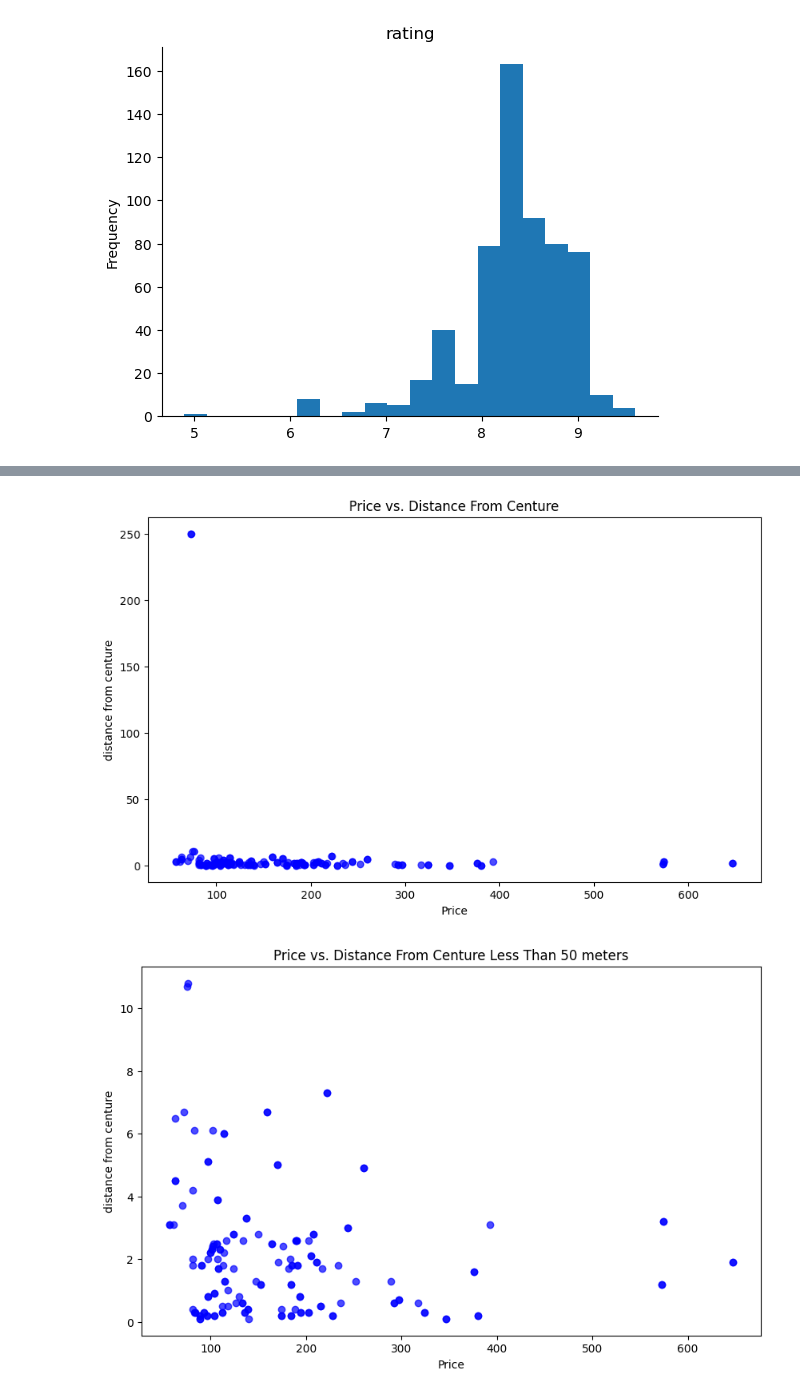
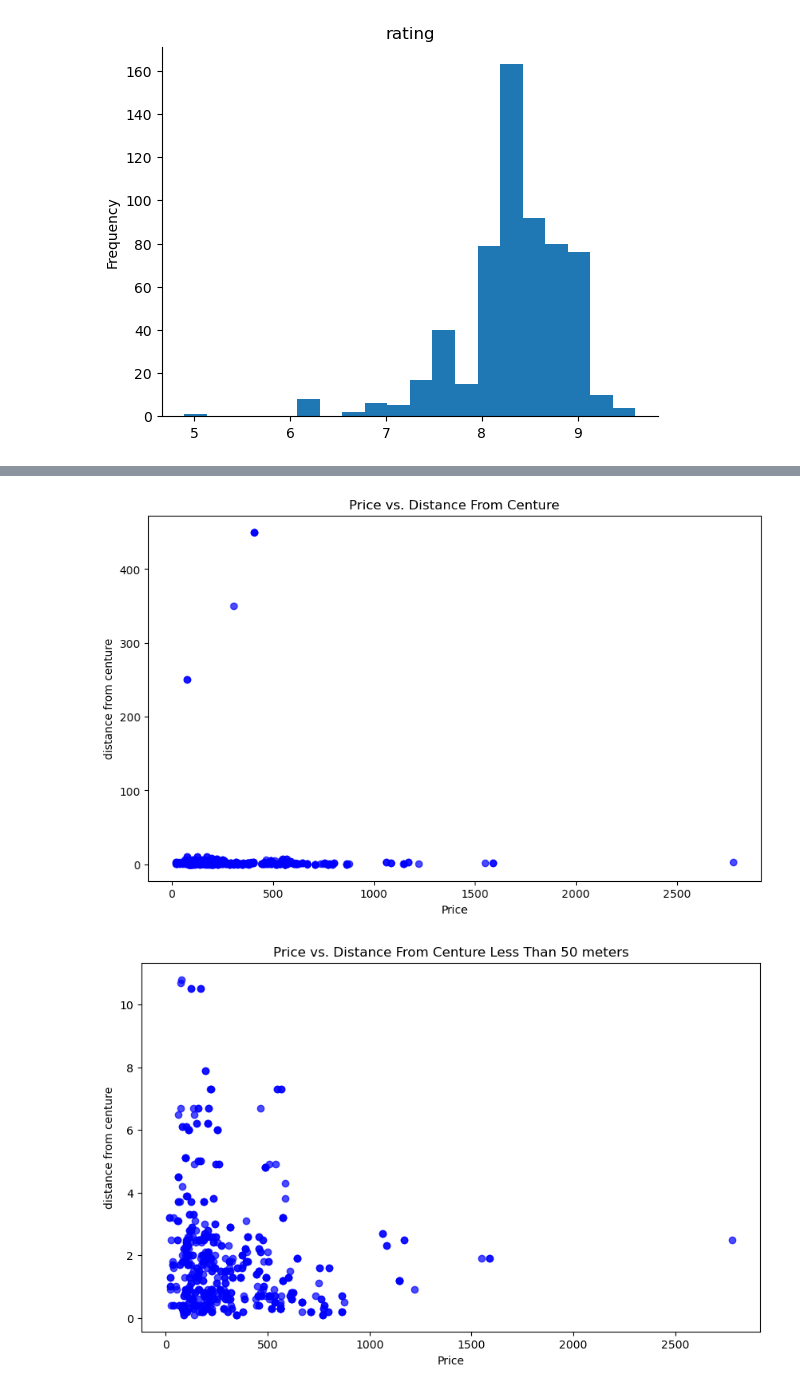
Before and after one commit to amirmfarzane/Data-Science-Course-Projects, a Jupyter notebook: P1/analysis.ipynb, the cells around one changed output, grey strips where cells are left out. Cells and saved outputs as stored; diff of their text form; code cells hidden in the pictures.

```diff
--- a/P1/analysis.ipynb
+++ b/P1/analysis.ipynb
@@ -159,7 +146,7 @@ dtype: int64
 # %% [markdown]
 # Visualization
 # %%
-df.drop(columns = ["location" , "price" , "nights" , "adults" , "review" , "bed" , 'distance from centure' ,  ] , inplace = True)
+df.drop(columns = ["location" , "price" , "nights" , "adults" , "review" , "bed" , 'distance from centure' ] , inplace = True)
 # %%
 df.columns = df.columns.str.replace('2$', '')
 numerical_df = df.select_dtypes(include=[int, float])
@@ -249,5 +235 @@ plt.show()
-# %%
-main_df = df
-df = df[df["nights2"] == 1]
-df = df[df["adults2"] == 2]
 # %%
@@ -372,24 +365,24 @@ plt.show()
 # %%
-distance_from_centure_less_than_50 = main_df[main_df['dfc']<50]
+distance_from_centure_less_than_50 = df[df['dfc']<50]
 plt.figure(figsize=(10, 6))
-plt.scatter(main_df['price2'], main_df['dfc'], color='blue', alpha=0.7)
+plt.scatter(df['price'], df['dfc'], color='blue', alpha=0.7)
 plt.title('Price vs. Distance From Centure')
 plt.xlabel('Price')
 plt.ylabel('distance from centure')
 
 plt.show()
 # %% [output]
-[figure, old version]
+[figure, new version]
 # %%
-distance_from_centure_less_than_50 = main_df[main_df['dfc']<50]
+
 plt.figure(figsize=(10, 6))
-plt.scatter(distance_from_centure_less_than_50['price2'], distance_from_centure_less_than_50['dfc'], color='blue', alpha=0.7)
+plt.scatter(df[df['dfc']<50]['price'], df[df['dfc']<50]['dfc'], color='blue', alpha=0.7)
 plt.title('Price vs. Distance From Centure Less Than 50 meters')
 plt.xlabel('Price')
 plt.ylabel('distance from centure')
 
 plt.show()
 # %% [output]
-[figure, old version]
+[figure, new version]
 # %%
 plt.figure(figsize=(10, 6))
```
Also changed, not shown: parts of 25 cells of this notebook.
